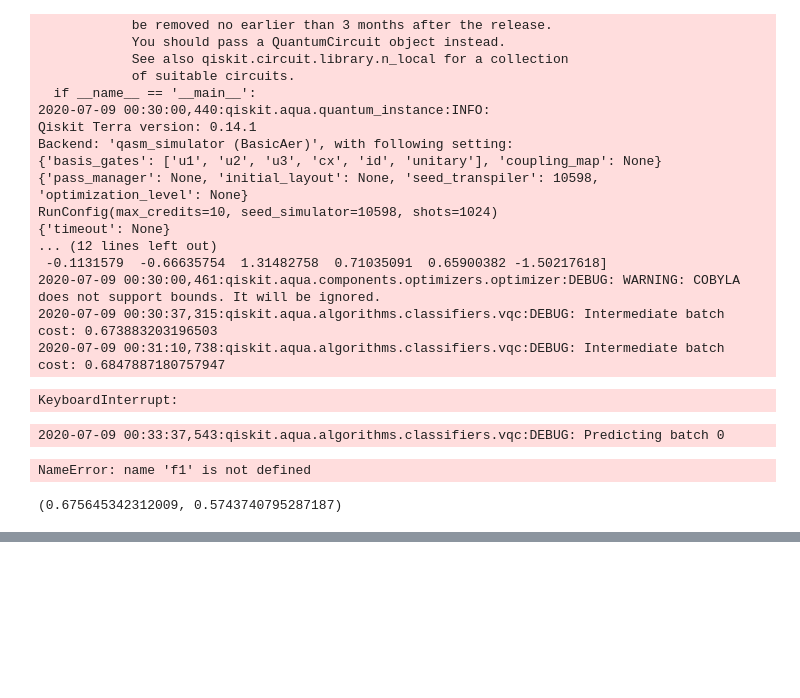
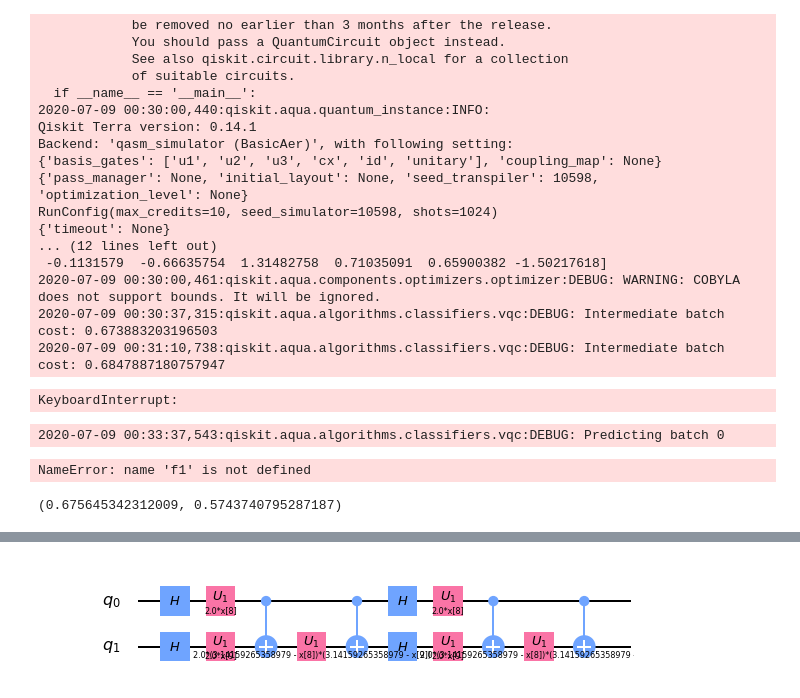
Before and after one commit to Coldog2333/qc_group_project, a Jupyter notebook: Titanic_VQC.ipynb, the cells around one changed output, grey strips where cells are left out. Saved outputs shown, nothing was run; the diff lists cells and outputs as text; code cells hidden in the pictures; blank space fills up the shorter version.

```diff
--- a/Titanic_VQC.ipynb
+++ b/Titanic_VQC.ipynb
@@ -277,0 +434,13 @@ np.mean(prediction == y_train), f1_score(prediction, y_train)
+# %%
+# Continuous circuit
+
+X1 = Parameter('x[8]')
+X2 = Parameter('x[9]')
+
+feature_map = ZZFeatureMap(feature_dimension=2, reps=2, entanglement='linear')
+
+feature_map = feature_map.assign_parameters([X1, X2])
+
+feature_map.draw('mpl')
+# %% [output]
+[figure, added]
```
Also changed, not shown: parts of 24 cells of this notebook, 4 other files.
